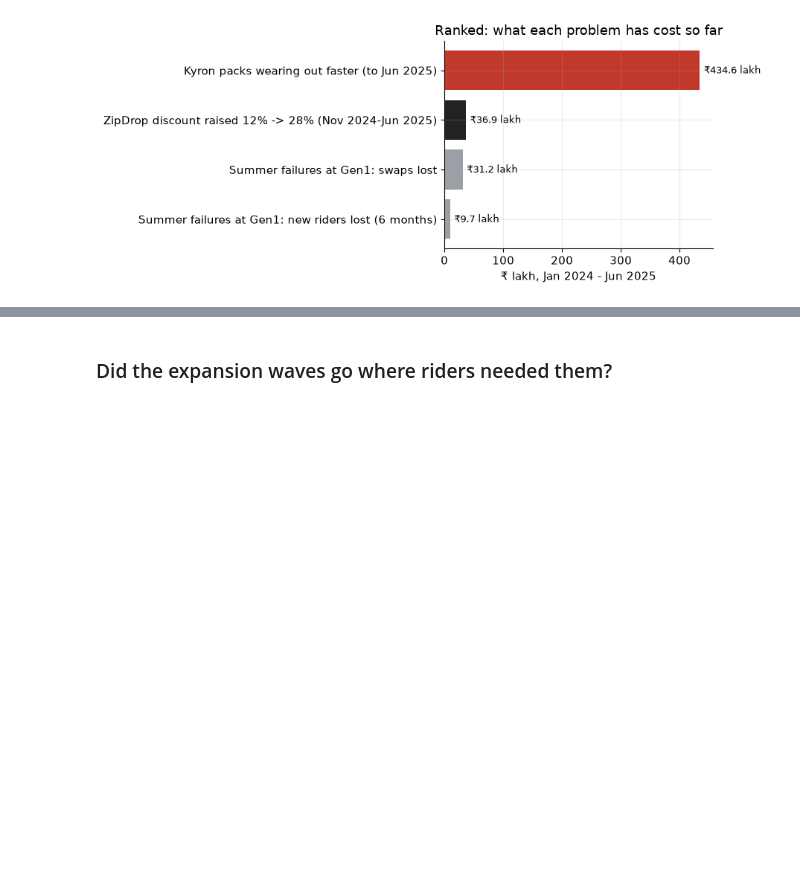
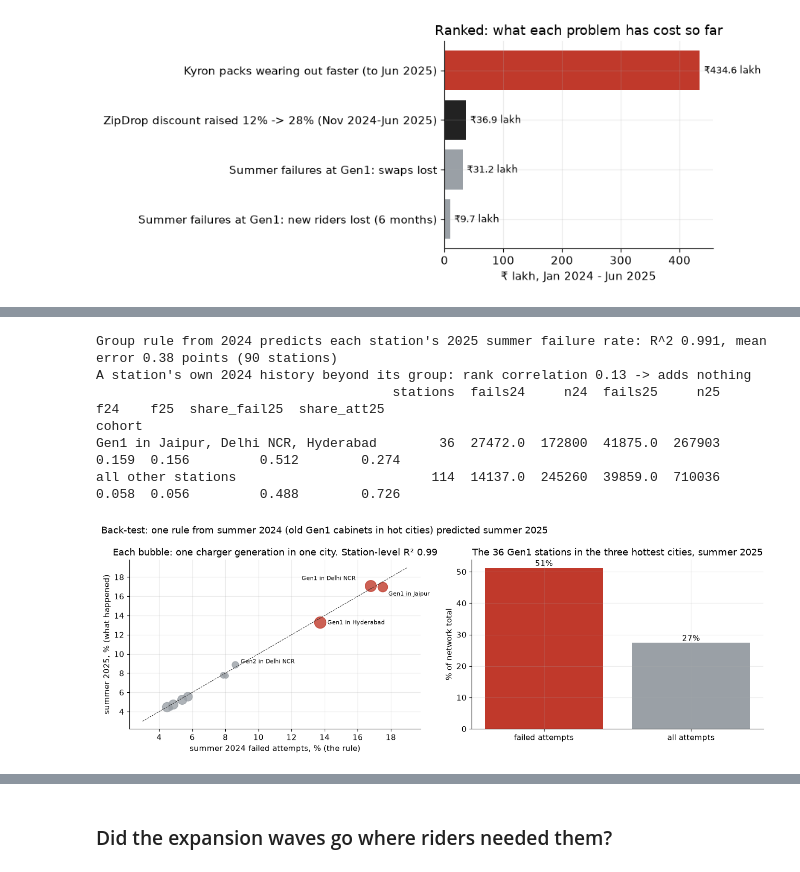
Before and after one commit to kinnuworks/next-april, a Jupyter notebook: notebooks/next_april.ipynb, the cells around one changed output, grey strips where cells are left out. Drawn from its saved outputs; the diff is of its cells as text; code cells hidden in the pictures; blank space fills up the shorter version.

```diff
--- a/notebooks/next_april.ipynb
+++ b/notebooks/next_april.ipynb
@@ -910,0 +870,62 @@ Same rule, now using summer 2025. "Excess failed attempts" = attempts beyond the
+# %%
+ss = sql("""select station_id, city, gen, wave,
+  1-avg(ok::int) filter (where y=2024 and summer) f24, count(*) filter (where y=2024 and summer) n24,
+  1-avg(ok::int) filter (where y=2025 and summer) f25, count(*) filter (where y=2025 and summer) n25,
+  sum((not ok)::int) filter (where y=2024 and summer) fails24,
+  sum((not ok)::int) filter (where y=2025 and summer) fails25,
+  count(distinct rider_id) filter (where y=2025 and summer) riders25
+  from evr group by all""")
+ss["group"] = ss.gen + " in " + ss.city
+both = ss.dropna(subset=["f24", "f25"]).copy()
+g24 = both.groupby("group").apply(lambda d: d.fails24.sum()/d.n24.sum()).rename("group24")
+both = both.join(g24, on="group")
+r_rule = stats.pearsonr(both.group24, both.f25)[0]
+mae_rule = (both.group24 - both.f25).abs().mean()
+rho = stats.spearmanr(both.f24, both.f25).correlation
+both["own_vs_group24"] = both.f24 - both.group24
+both["own_vs_group25"] = both.f25 - both.groupby("group").f25.transform("mean")
+rho_within = stats.spearmanr(both.own_vs_group24, both.own_vs_group25).correlation
+fact("backtest_stations", len(both)); fact("backtest_spearman", rho)
+fact("rule_r2", r_rule**2); fact("rule_mae_pts", 100*mae_rule); fact("within_group_spearman", rho_within)
+print(f"Group rule from 2024 predicts each station's 2025 summer failure rate: R^2 {r_rule**2:.3f}, mean error {100*mae_rule:.2f} points ({len(both)} stations)")
+print(f"A station's own 2024 history beyond its group: rank correlation {rho_within:.2f} -> adds nothing")
+
+HOT = ["Jaipur", "Delhi NCR", "Hyderabad"]
+ss["cohort"] = np.where((ss.gen == "Gen1") & ss.city.isin(HOT), "Gen1 in Jaipur, Delhi NCR, Hyderabad", "all other stations")
+co = ss.groupby("cohort").agg(stations=("station_id", "size"), fails24=("fails24", "sum"), n24=("n24", "sum"), fails25=("fails25", "sum"), n25=("n25", "sum"))
+co["f24"] = co.fails24/co.n24; co["f25"] = co.fails25/co.n25
+co["share_fail25"] = co.fails25/co.fails25.sum(); co["share_att25"] = co.n25/co.n25.sum()
+print(co.round(3).to_string())
+hc = co.loc["Gen1 in Jaipur, Delhi NCR, Hyderabad"]
+fact("hot_gen1_stations", hc.stations); fact("hot_gen1_fail24_pct", 100*hc.f24); fact("hot_gen1_fail25_pct", 100*hc.f25)
+fact("hot_gen1_share_fail25_pct", 100*hc.share_fail25); fact("hot_gen1_share_att25_pct", 100*hc.share_att25)
+fact("hot_gen1_attempts_s24", hc.n24); fact("hot_gen1_attempts_s25", hc.n25)
+oc = co.loc["all other stations"]; fact("other_stations_fail25_pct", 100*oc.f25); fact("other_stations_n", oc.stations)
+new = ss[ss.f24.isna() & ss.f25.notna()]
+fact("new_stations_2025", len(new)); fact("new_stations_fail_2025_pct", 100*new.fails25.sum()/new.n25.sum())
+
+grp = both.groupby("group").agg(n=("n25", "sum"), g24=("group24", "first"), f25=("fails25", "sum"), n25=("n25", "sum"))
+grp["g25"] = grp.f25/grp.n25
+fig, axes = plt.subplots(1, 2, figsize=(13, 4.6))
+for gname, r in grp.iterrows():
+    hot = gname.startswith("Gen1") and any(c in gname for c in HOT)
+    axes[0].scatter(100*r.g24, 100*r.g25, s=r.n/400, color=ACCENT if hot else MUTED, alpha=.8)
+    OFF = {"Gen1 in Delhi NCR": (-95, 8), "Gen1 in Jaipur": (8, -12), "Gen1 in Hyderabad": (10, -3), "Gen2 in Delhi NCR": (8, 2)}
+    if gname in OFF: axes[0].annotate(gname, (100*r.g24, 100*r.g25), xytext=OFF[gname], textcoords="offset points", fontsize=8)
+lim = [3, 19]; axes[0].plot(lim, lim, color=INK, lw=.7, ls="--")
+axes[0].set_xlabel("summer 2024 failed attempts, % (the rule)"); axes[0].set_ylabel("summer 2025, % (what happened)")
+axes[0].set_title(f"Each bubble: one charger generation in one city. Station-level R² {r_rule**2:.2f}")
+bars = pd.DataFrame({"share of summer-2025 failed attempts": [100*hc.share_fail25], "share of summer-2025 attempts": [100*hc.share_att25]})
+axes[1].bar(["failed attempts", "all attempts"], [100*hc.share_fail25, 100*hc.share_att25], color=[ACCENT, MUTED])
+for p_ in axes[1].patches: axes[1].annotate(f"{p_.get_height():.0f}%", (p_.get_x()+p_.get_width()/2, p_.get_height()), ha="center", va="bottom")
+axes[1].set_title(f"The {int(hc.stations)} Gen1 stations in the three hottest cities, summer 2025"); axes[1].set_ylabel("% of network total")
+fig.suptitle("Back-test: one rule from summer 2024 (old Gen1 cabinets in hot cities) predicted summer 2025", x=0.01, ha="left")
+savefig(fig, "backtest")
+# %% [output]
+Group rule from 2024 predicts each station's 2025 summer failure rate: R^2 0.991, mean error 0.38 points (90 stations)
+A station's own 2024 history beyond its group: rank correlation 0.13 -> adds nothing
+                                      stations  fails24     n24  fails25     n25    f24    f25  share_fail25  share_att25
+cohort
+Gen1 in Jaipur, Delhi NCR, Hyderabad        36  27472.0  172800  41875.0  267903  0.159  0.156         0.512        0.274
+all other stations                         114  14137.0  245260  39859.0  710036  0.058  0.056         0.488        0.726
+[figure, added]
```
Also changed, not shown: parts of 11 cells of this notebook, 13 other files.
